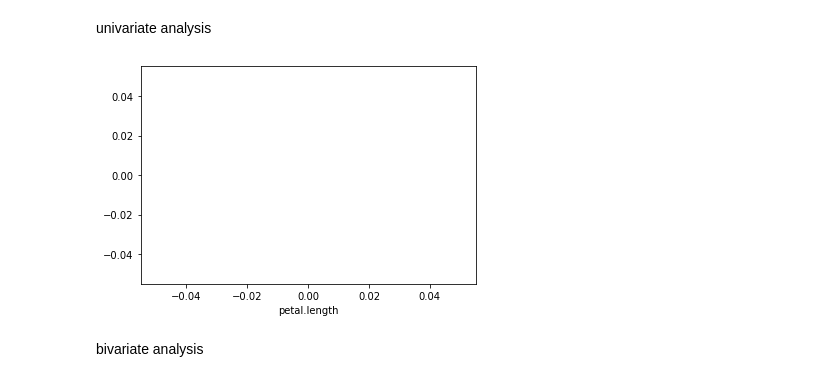
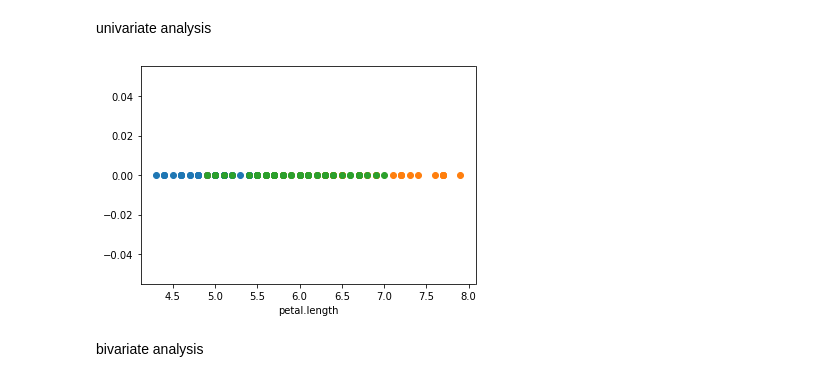
Before and after one commit to pratik20034/Pratheek, a Jupyter notebook: Welcome_To_Colaboratory.ipynb, the cells around one changed output. Drawn from its saved outputs; the diff is of its cells as text; code cells hidden in the pictures.

```diff
--- a/Welcome_To_Colaboratory.ipynb
+++ b/Welcome_To_Colaboratory.ipynb
@@ -18,17 +18,17 @@ df.shape
 # %% [markdown]
 univariate analysis
 # %%
-df_setosa=df.loc[df['variety']=='setosa']
-df_virginica=df.loc[df['variety']=='virginica']
-df_versicolor=df.loc[df['variety']=='versicolor']
+df_Setosa=df.loc[df['variety']=='Setosa']
+df_Virginica=df.loc[df['variety']=='Virginica']
+df_Versicolor=df.loc[df['variety']=='Versicolor']
 # %%
-plt.plot(df_setosa['sepal.length'],np.zeros_like(df_setosa['sepal.length']),'o')
-plt.plot(df_virginica['sepal.length'],np.zeros_like(df_virginica['sepal.length']),'o')
-plt.plot(df_versicolor['sepal.length'],np.zeros_like(df_versicolor['sepal.length']),'o')
+plt.plot(df_Setosa['sepal.length'],np.zeros_like(df_Setosa['sepal.length']),'o')
+plt.plot(df_Virginica['sepal.length'],np.zeros_like(df_Virginica['sepal.length']),'o')
+plt.plot(df_Versicolor['sepal.length'],np.zeros_like(df_Versicolor['sepal.length']),'o')
 plt.xlabel('petal.length')
 plt.show()
 # %% [output]
-[figure, old version]
+[figure, new version]
 # %% [markdown]
 bivariate analysis
 # %%
```
